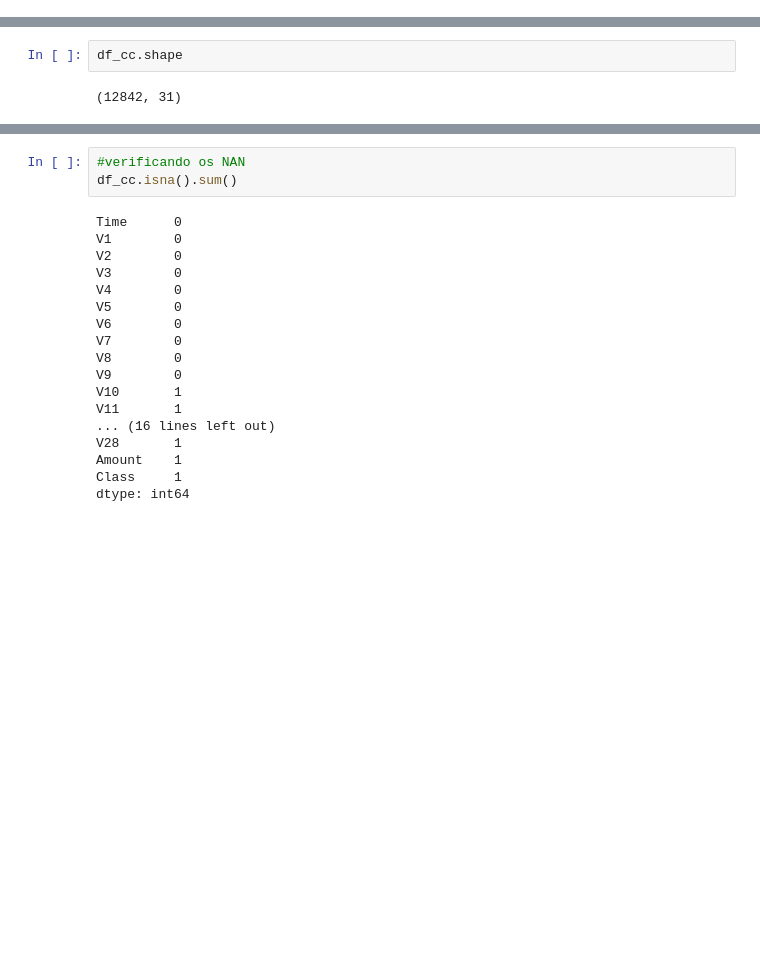
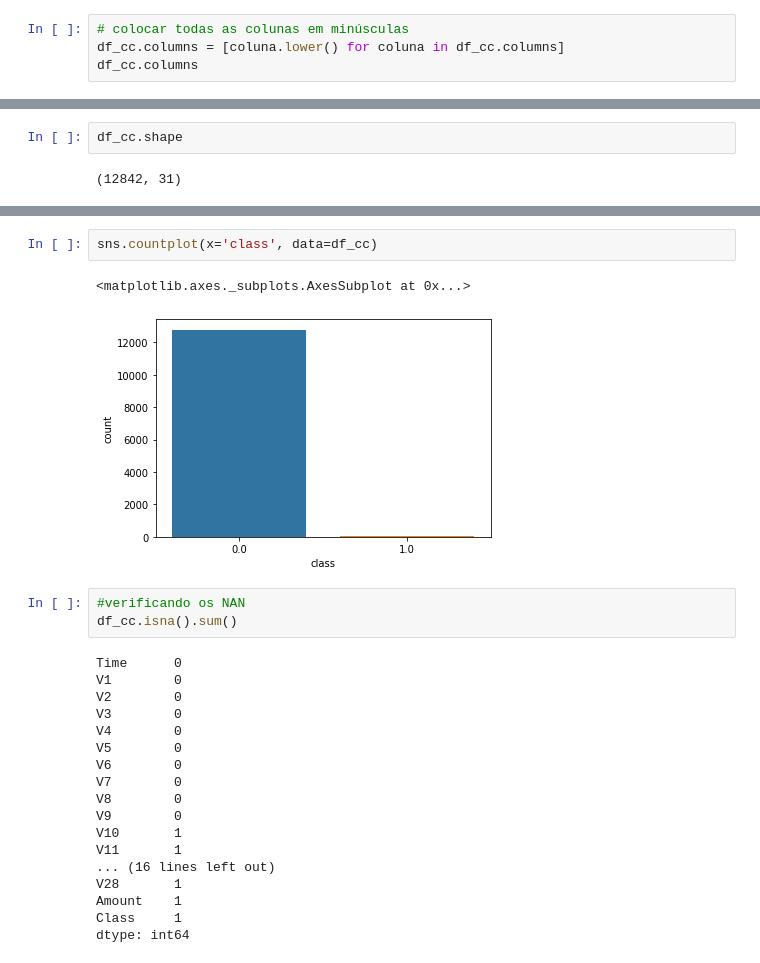
Before and after one commit to glaucohb/DSWP_Anotacoes_Glauco, a Jupyter notebook: Notebooks/NB15_00__Machine_Learning___DSWP.ipynb, the cells around one changed output, grey strips where cells are left out. Saved outputs shown, nothing was run; the diff lists cells and outputs as text; blank space fills up the shorter version.

```diff
--- a/Notebooks/NB15_00__Machine_Learning___DSWP.ipynb
+++ b/Notebooks/NB15_00__Machine_Learning___DSWP.ipynb
@@ -1778,0 +1789,4 @@ df_cc.head()
+# %%
+# colocar todas as colunas em minúsculas
+df_cc.columns = [coluna.lower() for coluna in df_cc.columns]
+df_cc.columns
@@ -1783,3 +1818,8 @@ df_cc.shape
+# %%
+sns.countplot(x='class', data=df_cc)
+# %% [output]
+<matplotlib.axes._subplots.AxesSubplot at 0x...>
+[figure, added]
 # %%
 #verificando os NAN
 df_cc.isna().sum()
```
Also changed, not shown: parts of 29 cells of this notebook.
